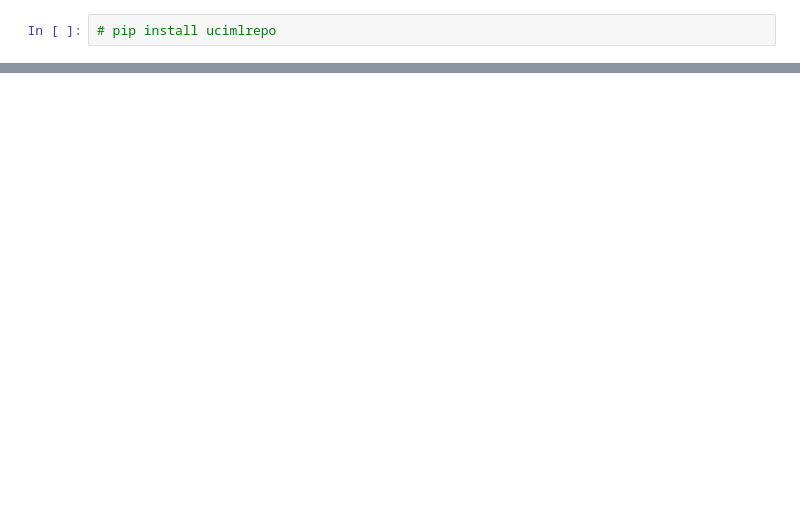
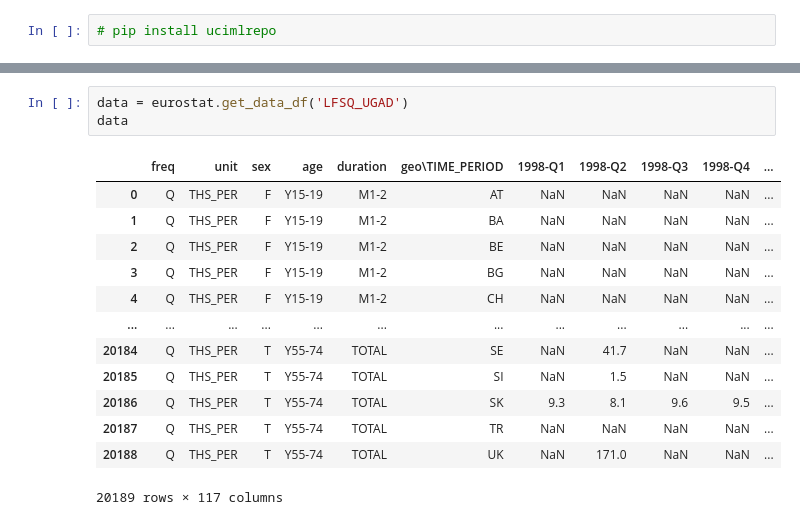
Before and after one commit to mechanoid5/ml_lectorium_2026_I, a Jupyter notebook: examples/04-eda/01-data-load.ipynb, the cells around one changed output, grey strips where cells are left out. Drawn from its saved outputs; the diff is of its cells as text; blank space fills up the shorter version.

```diff
--- a/examples/04-eda/01-data-load.ipynb
+++ b/examples/04-eda/01-data-load.ipynb
@@ -327,0 +523,17 @@ data = fetch_ucirepo(id=186)
+# %%
+data = eurostat.get_data_df('LFSQ_UGAD')
+data
+# %% [output]
+|  | freq | unit | sex | age | duration | geo\TIME_PERIOD | 1998-Q1 | 1998-Q2 | 1998-Q3 | 1998-Q4 | ... |
+| 0 | Q | THS_PER | F | Y15-19 | M1-2 | AT | NaN | NaN | NaN | NaN | ... |
+| 1 | Q | THS_PER | F | Y15-19 | M1-2 | BA | NaN | NaN | NaN | NaN | ... |
+| 2 | Q | THS_PER | F | Y15-19 | M1-2 | BE | NaN | NaN | NaN | NaN | ... |
+| 3 | Q | THS_PER | F | Y15-19 | M1-2 | BG | NaN | NaN | NaN | NaN | ... |
+| 4 | Q | THS_PER | F | Y15-19 | M1-2 | CH | NaN | NaN | NaN | NaN | ... |
+| ... | ... | ... | ... | ... | ... | ... | ... | ... | ... | ... | ... |
+| 20184 | Q | THS_PER | T | Y55-74 | TOTAL | SE | NaN | 41.7 | NaN | NaN | ... |
+| 20185 | Q | THS_PER | T | Y55-74 | TOTAL | SI | NaN | 1.5 | NaN | NaN | ... |
+| 20186 | Q | THS_PER | T | Y55-74 | TOTAL | SK | 9.3 | 8.1 | 9.6 | 9.5 | ... |
+| 20187 | Q | THS_PER | T | Y55-74 | TOTAL | TR | NaN | NaN | NaN | NaN | ... |
+| 20188 | Q | THS_PER | T | Y55-74 | TOTAL | UK | NaN | 171.0 | NaN | NaN | ... |
+20189 rows × 117 columns
```
Also changed, not shown: parts of 33 cells of this notebook.
